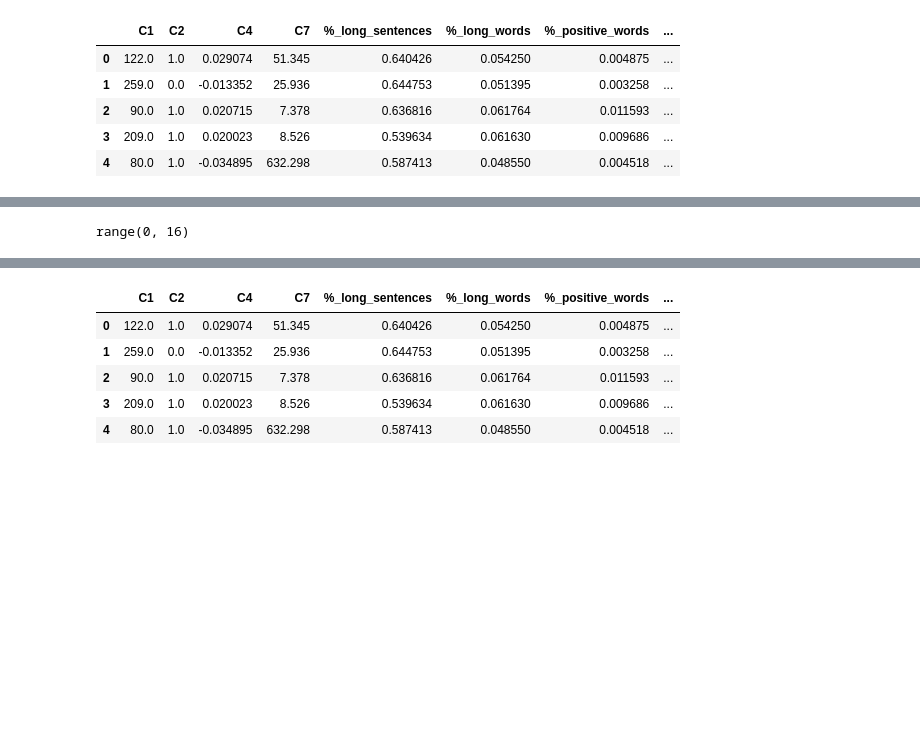
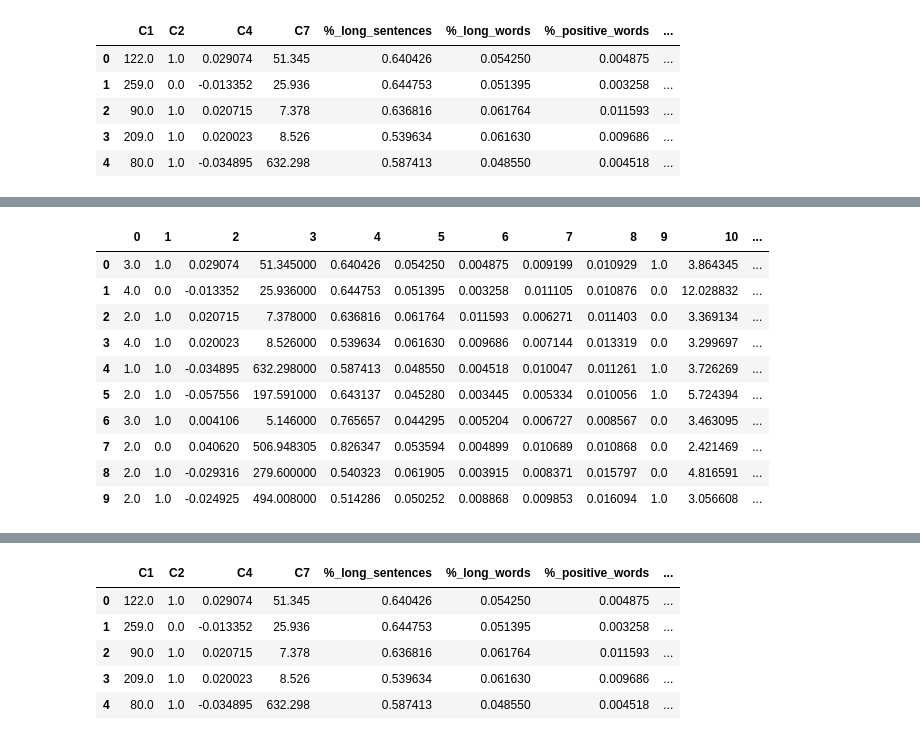
Before and after one commit to BA545-SP2019/2019-competition1-3-musketeers, a Jupyter notebook: Kevin_datasets.ipynb, the cells around one changed output, grey strips where cells are left out. Cells and saved outputs as stored; diff of their text form; code cells hidden in the pictures; blank space fills up the shorter version.

```diff
--- a/Kevin_datasets.ipynb
+++ b/Kevin_datasets.ipynb
@@ -49,4 +63,14 @@ data = Impute.impute_median(data)
-# %%
-range(0,(data.shape[1] +1))
-# %% [output]
-range(0, 16)
+# %%
+data.head(10)
+# %% [output]
+|  | 0 | 1 | 2 | 3 | 4 | 5 | 6 | 7 | 8 | 9 | 10 | ... |
+| 0 | 3.0 | 1.0 | 0.029074 | 51.345000 | 0.640426 | 0.054250 | 0.004875 | 0.009199 | 0.010929 | 1.0 | 3.864345 | ... |
+| 1 | 4.0 | 0.0 | -0.013352 | 25.936000 | 0.644753 | 0.051395 | 0.003258 | 0.011105 | 0.010876 | 0.0 | 12.028832 | ... |
+| 2 | 2.0 | 1.0 | 0.020715 | 7.378000 | 0.636816 | 0.061764 | 0.011593 | 0.006271 | 0.011403 | 0.0 | 3.369134 | ... |
+| 3 | 4.0 | 1.0 | 0.020023 | 8.526000 | 0.539634 | 0.061630 | 0.009686 | 0.007144 | 0.013319 | 0.0 | 3.299697 | ... |
+| 4 | 1.0 | 1.0 | -0.034895 | 632.298000 | 0.587413 | 0.048550 | 0.004518 | 0.010047 | 0.011261 | 1.0 | 3.726269 | ... |
+| 5 | 2.0 | 1.0 | -0.057556 | 197.591000 | 0.643137 | 0.045280 | 0.003445 | 0.005334 | 0.010056 | 1.0 | 5.724394 | ... |
+| 6 | 3.0 | 1.0 | 0.004106 | 5.146000 | 0.765657 | 0.044295 | 0.005204 | 0.006727 | 0.008567 | 0.0 | 3.463095 | ... |
+| 7 | 2.0 | 0.0 | 0.040620 | 506.948305 | 0.826347 | 0.053594 | 0.004899 | 0.010689 | 0.010868 | 0.0 | 2.421469 | ... |
+| 8 | 2.0 | 1.0 | -0.029316 | 279.600000 | 0.540323 | 0.061905 | 0.003915 | 0.008371 | 0.015797 | 0.0 | 4.816591 | ... |
+| 9 | 2.0 | 1.0 | -0.024925 | 494.008000 | 0.514286 | 0.050252 | 0.008868 | 0.009853 | 0.016094 | 1.0 | 3.056608 | ... |
```
Also changed, not shown: parts of 15 cells of this notebook, 3 other files.
